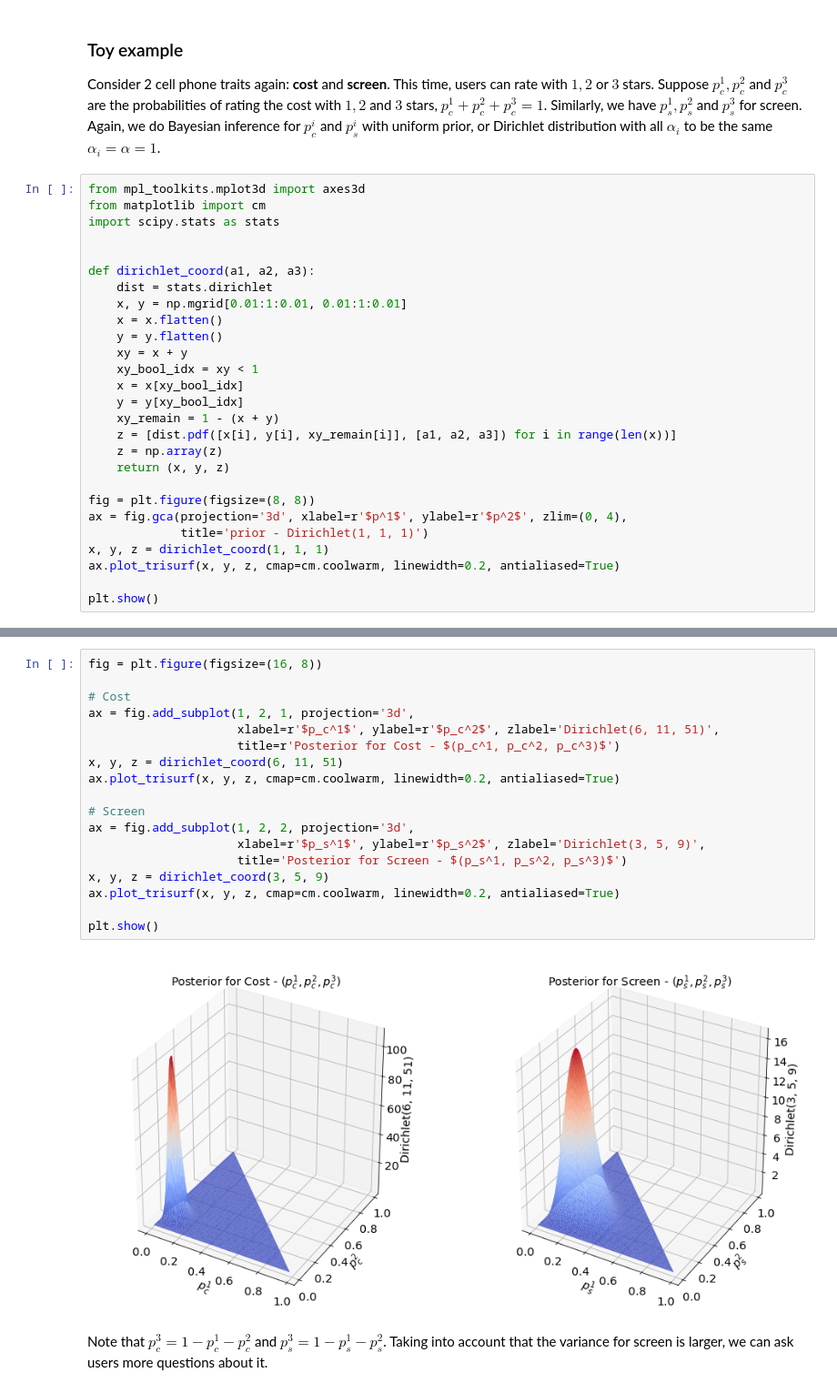
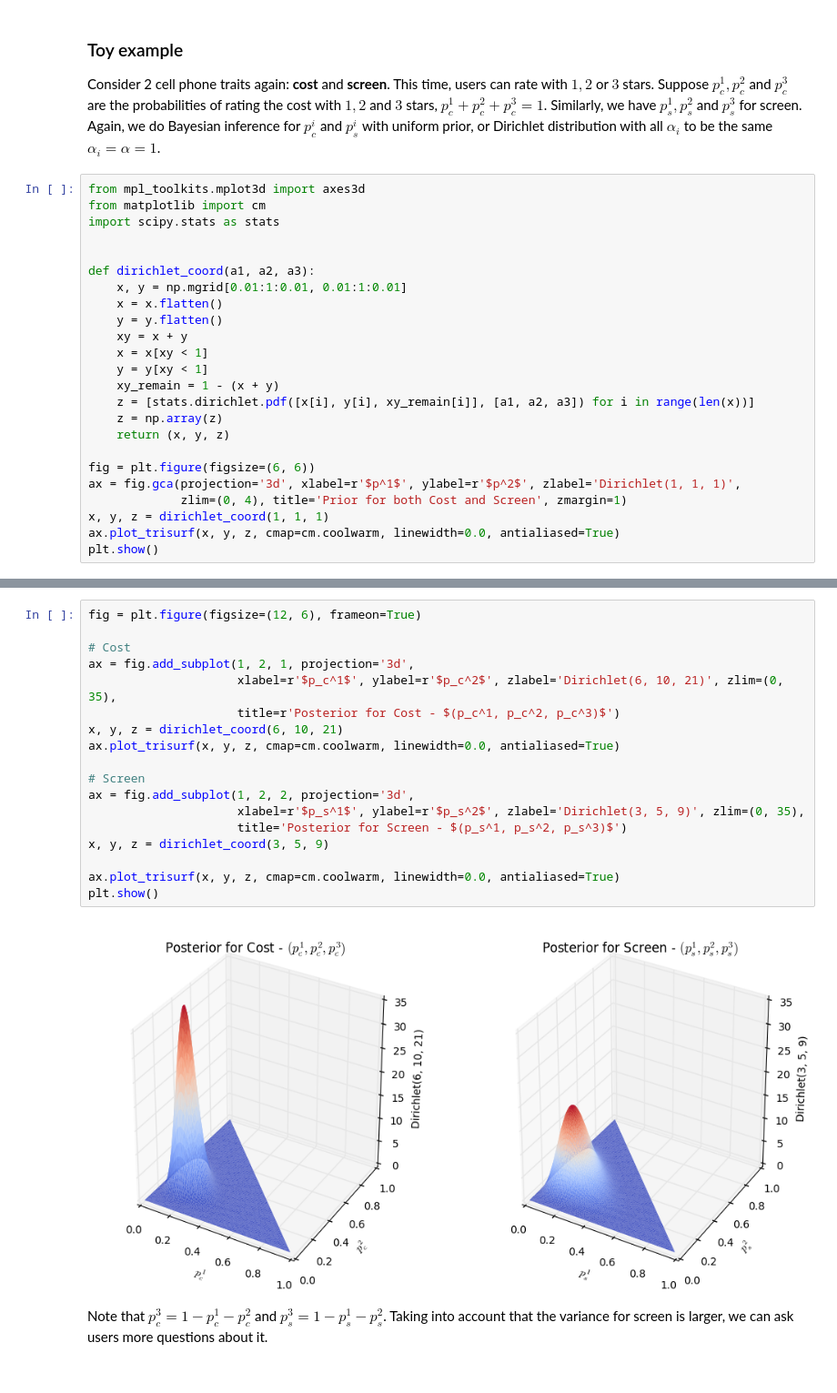
Before and after one commit to lexuanthongnhat/notebooks, a Jupyter notebook: Reviews Solicitation.ipynb, the cells around one changed output, grey strips where cells are left out. Shown at 91% size. Drawn from its saved outputs; the diff is of its cells as text.

```diff
--- a/Reviews Solicitation.ipynb
+++ b/Reviews Solicitation.ipynb
@@ -114,24 +114,21 @@ import scipy.stats as stats
 
 
 def dirichlet_coord(a1, a2, a3):
-    dist = stats.dirichlet
     x, y = np.mgrid[0.01:1:0.01, 0.01:1:0.01]
     x = x.flatten()
     y = y.flatten()
     xy = x + y
-    xy_bool_idx = xy < 1
-    x = x[xy_bool_idx]
-    y = y[xy_bool_idx]
+    x = x[xy < 1]
+    y = y[xy < 1]
     xy_remain = 1 - (x + y)
-    z = [dist.pdf([x[i], y[i], xy_remain[i]], [a1, a2, a3]) for i in range(len(x))]
+    z = [stats.dirichlet.pdf([x[i], y[i], xy_remain[i]], [a1, a2, a3]) for i in range(len(x))]
     z = np.array(z)
     return (x, y, z)
 
-fig = plt.figure(figsize=(8, 8))
-ax = fig.gca(projection='3d', xlabel=r'$p^1$', ylabel=r'$p^2$', zlim=(0, 4),
-             title='prior - Dirichlet(1, 1, 1)')
+fig = plt.figure(figsize=(6, 6))
+ax = fig.gca(projection='3d', xlabel=r'$p^1$', ylabel=r'$p^2$', zlabel='Dirichlet(1, 1, 1)',
+             zlim=(0, 4), title='Prior for both Cost and Screen', zmargin=1)
 x, y, z = dirichlet_coord(1, 1, 1)
-ax.plot_trisurf(x, y, z, cmap=cm.coolwarm, linewidth=0.2, antialiased=True)
-
+ax.plot_trisurf(x, y, z, cmap=cm.coolwarm, linewidth=0.0, antialiased=True)
 plt.show()
 # %% [output]
@@ -151,23 +148,23 @@ $$Var[p_s^3|x] = \frac{\alpha_3(\alpha_0 - \alpha_3)}{\alpha_0^2(\alpha_0 + 1)}=
 # %%
-fig = plt.figure(figsize=(16, 8))
+fig = plt.figure(figsize=(12, 6), frameon=True)
 
 # Cost
 ax = fig.add_subplot(1, 2, 1, projection='3d',
-                     xlabel=r'$p_c^1$', ylabel=r'$p_c^2$', zlabel='Dirichlet(6, 11, 51)',
+                     xlabel=r'$p_c^1$', ylabel=r'$p_c^2$', zlabel='Dirichlet(6, 10, 21)', zlim=(0, 35),
                      title=r'Posterior for Cost - $(p_c^1, p_c^2, p_c^3)$')
-x, y, z = dirichlet_coord(6, 11, 51)
-ax.plot_trisurf(x, y, z, cmap=cm.coolwarm, linewidth=0.2, antialiased=True)
+x, y, z = dirichlet_coord(6, 10, 21)
+ax.plot_trisurf(x, y, z, cmap=cm.coolwarm, linewidth=0.0, antialiased=True)
 
 # Screen
 ax = fig.add_subplot(1, 2, 2, projection='3d',
-                     xlabel=r'$p_s^1$', ylabel=r'$p_s^2$', zlabel='Dirichlet(3, 5, 9)',
+                     xlabel=r'$p_s^1$', ylabel=r'$p_s^2$', zlabel='Dirichlet(3, 5, 9)', zlim=(0, 35),
                      title='Posterior for Screen - $(p_s^1, p_s^2, p_s^3)$')
 x, y, z = dirichlet_coord(3, 5, 9)
-ax.plot_trisurf(x, y, z, cmap=cm.coolwarm, linewidth=0.2, antialiased=True)
 
+ax.plot_trisurf(x, y, z, cmap=cm.coolwarm, linewidth=0.0, antialiased=True)
 plt.show()
 # %% [output]
-[figure, old version]
+[figure, new version]
 # %% [markdown]
 Note that $p_c^3 = 1 - p_c^1 - p_c^2$ and $p_s^3 = 1 - p_s^1 - p_s^2$. Taking into account that the variance for screen is larger, we can ask users more questions about it.
 # %% [markdown]
```
Also changed, not shown: parts of 4 cells of this notebook, 1 other file.
